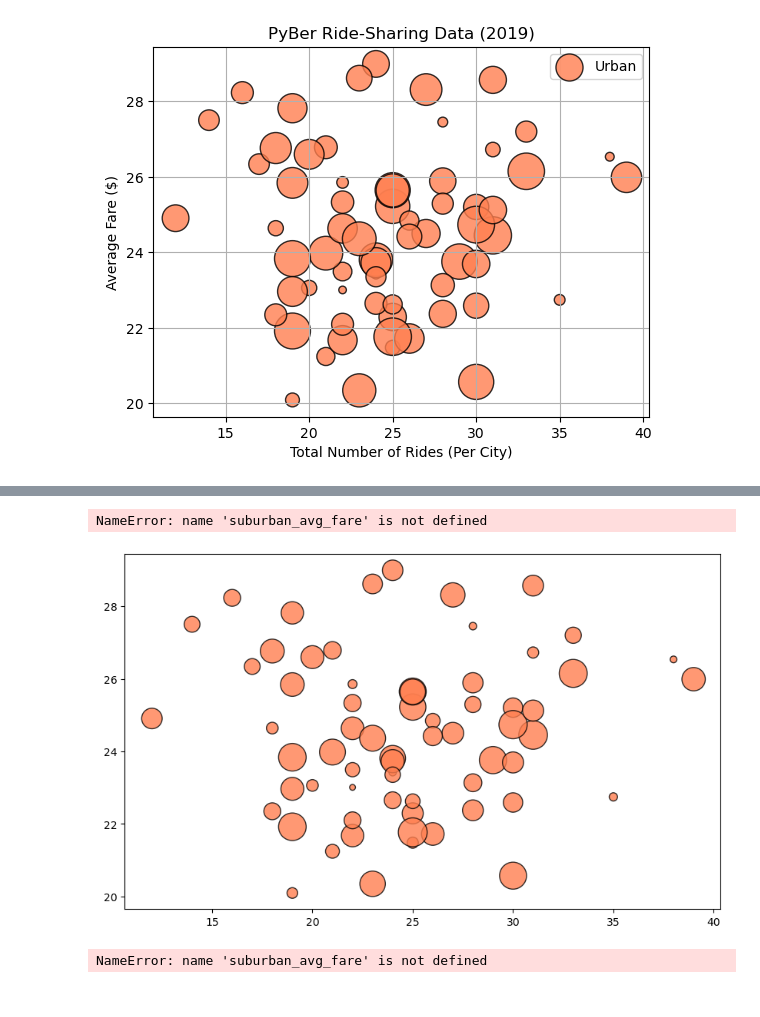
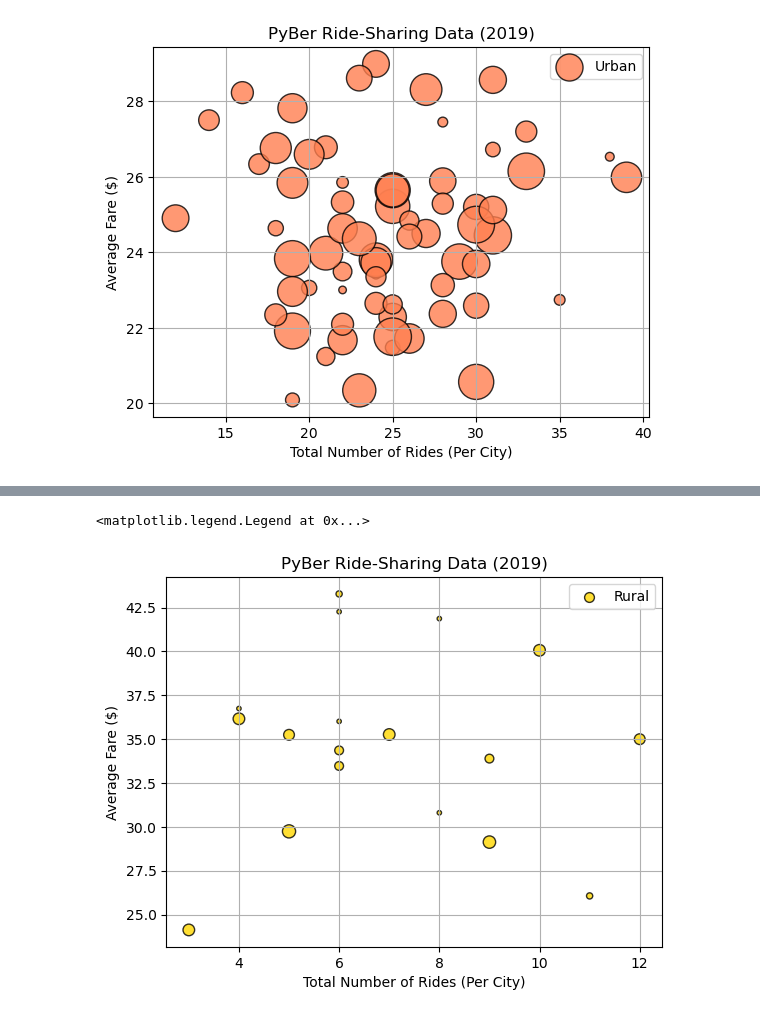
Before and after one commit to DianaPrescura/PyBer_Analysis, a Jupyter notebook: Pyber.ipynb, the cells around one changed output, grey strips where cells are left out. Saved outputs shown, nothing was run; the diff lists cells and outputs as text; code cells hidden in the pictures.

```diff
--- a/Pyber.ipynb
+++ b/Pyber.ipynb
@@ -204,0 +217,4 @@ Name: fare, dtype: float64
+# %%
+# Get average fare for each city in the rural cities.
+rural_avg_fare = rural_cities_df.groupby(["city"]).mean()["fare"]
+rural_avg_fare.head()
@@ -257,43 +297,16 @@ plt.legend()
 # %%
- # Build the scatter charts for each city type.
-plt.subplots(figsize=(10, 6))
-plt.scatter(urban_ride_count,
-      urban_avg_fare,
-      s=10*urban_driver_count, c="coral",
-      edgecolor="black", linewidths=1,
-      alpha=0.8, label="Urban")
-
-plt.scatter(suburban_ride_count,
-      suburban_avg_fare,
-      s=10*suburban_driver_count, c="skyblue",
-      edgecolor="black", linewidths=1,
-      alpha=0.8, label="Suburban")
-
+ # Build the scatter plots for rural cities.
 plt.scatter(rural_ride_count,
       rural_avg_fare,
       s=10*rural_driver_count, c="gold",
       edgecolor="black", linewidths=1,
       alpha=0.8, label="Rural")
-
-# Incorporate the other graph properties
-plt.title("PyBer Ride-Sharing Data (2019)", fontsize=20)
-plt.ylabel("Average Fare ($)", fontsize=12)
-plt.xlabel("Total Number of Rides (Per City)", fontsize=12)
+plt.title("PyBer Ride-Sharing Data (2019)")
+plt.ylabel("Average Fare ($)")
+plt.xlabel("Total Number of Rides (Per City)")
 plt.grid(True)
-
 # Add the legend.
 plt.legend()
-# Show the plot
-plt.show()
 # %% [output]
-NameError: name 'suburban_avg_fare' is not defined
+<matplotlib.legend.Legend at 0x...>
-[figure, old version]
+[figure, new version]
-# %%
-
-plt.scatter(suburban_ride_count,
-      suburban_avg_fare,
-      s=10*suburban_driver_count, c="skyblue",
-      edgecolor="black", linewidths=1,
-      alpha=0.8, label="Suburban")
-# %% [output]
-NameError: name 'suburban_avg_fare' is not defined
```
Also changed, not shown: parts of 6 cells of this notebook, 1 other file.
